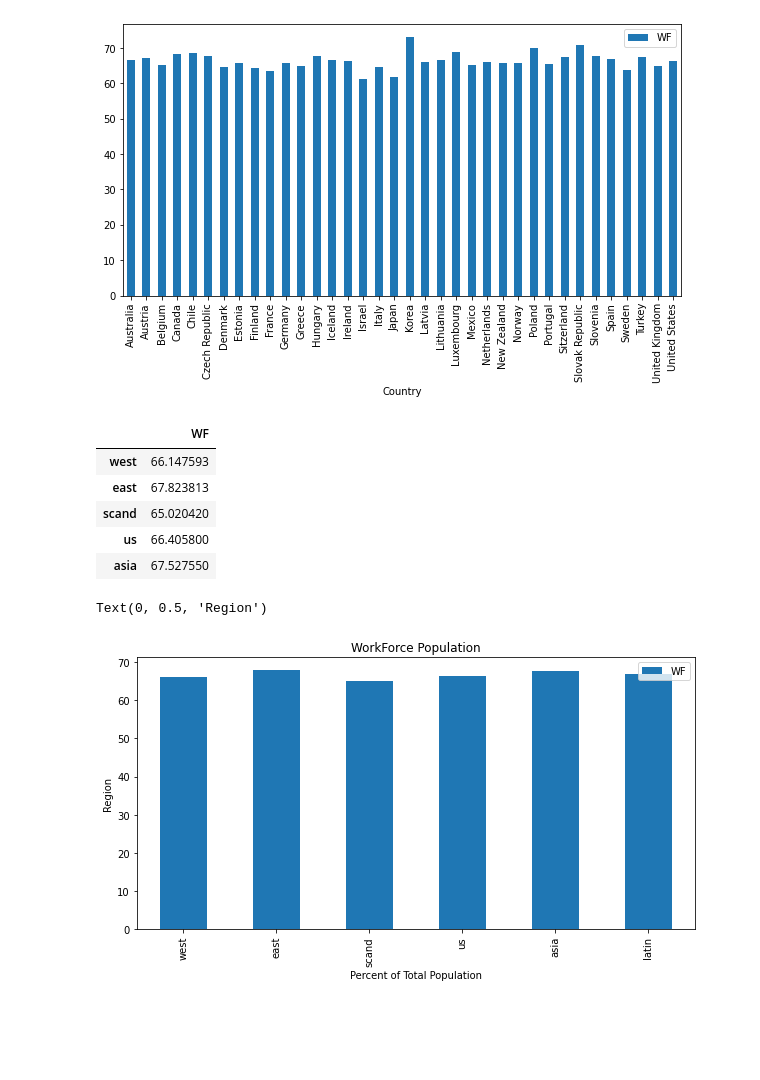
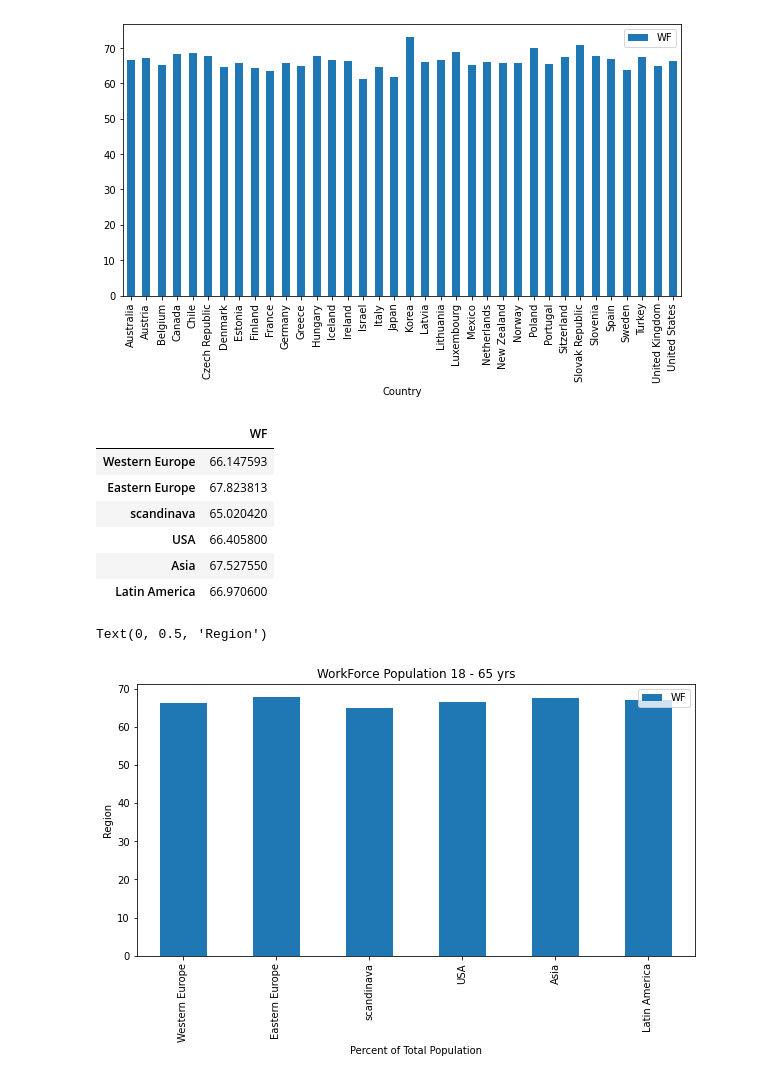
Before and after one commit to Simon-Xu-Lan/Data-Project-1-Income-Inequality, a Jupyter notebook: WorkForce_Population.ipynb, the cells around one changed output. Cells and saved outputs as stored; diff of their text form; code cells hidden in the pictures; blank space fills up the shorter version.

```diff
--- a/WorkForce_Population.ipynb
+++ b/WorkForce_Population.ipynb
@@ -147,26 +147,27 @@ region_df =pd.DataFrame({
 
 
 #chart_mean=[west_filter.mean(),east_filter.mean(),scand_filter.mean(),us_filter.mean(),asia_filter.mean(),latin_filter.mean()]
-fine= {'west': west_filter.mean(),
-    'east': east_filter.mean(),
-    'scand': scand_filter.mean(),
-    'us': us_filter.mean(),
-    'asia': asia_filter.mean(),
-    'latin': latin_filter.mean()}
+fine= {'Western Europe': west_filter.mean(),
+    'Eastern Europe': east_filter.mean(),
+    'scandinava': scand_filter.mean(),
+    'USA': us_filter.mean(),
+    'Asia': asia_filter.mean(),
+    'Latin America': latin_filter.mean()}
 chart=pd.DataFrame(fine).transpose()
-chart.head()
+chart
 # %% [output]
 |  | WF |
-| west | 66.147593 |
-| east | 67.823813 |
-| scand | 65.020420 |
-| us | 66.405800 |
-| asia | 67.527550 |
+| Western Europe | 66.147593 |
+| Eastern Europe | 67.823813 |
+| scandinava | 65.020420 |
+| USA | 66.405800 |
+| Asia | 67.527550 |
+| Latin America | 66.970600 |
 # %%
 chart.plot(kind='bar',figsize=(10,5))
-plt.title('WorkForce Population')
+plt.title('WorkForce Population 18 - 65 yrs')
 plt.xlabel('Percent of Total Population')
 plt.ylabel('Region')
 # %% [output]
 Text(0, 0.5, 'Region')
-[figure, old version]
+[figure, new version]
```
Also changed, not shown: 1 other file.
